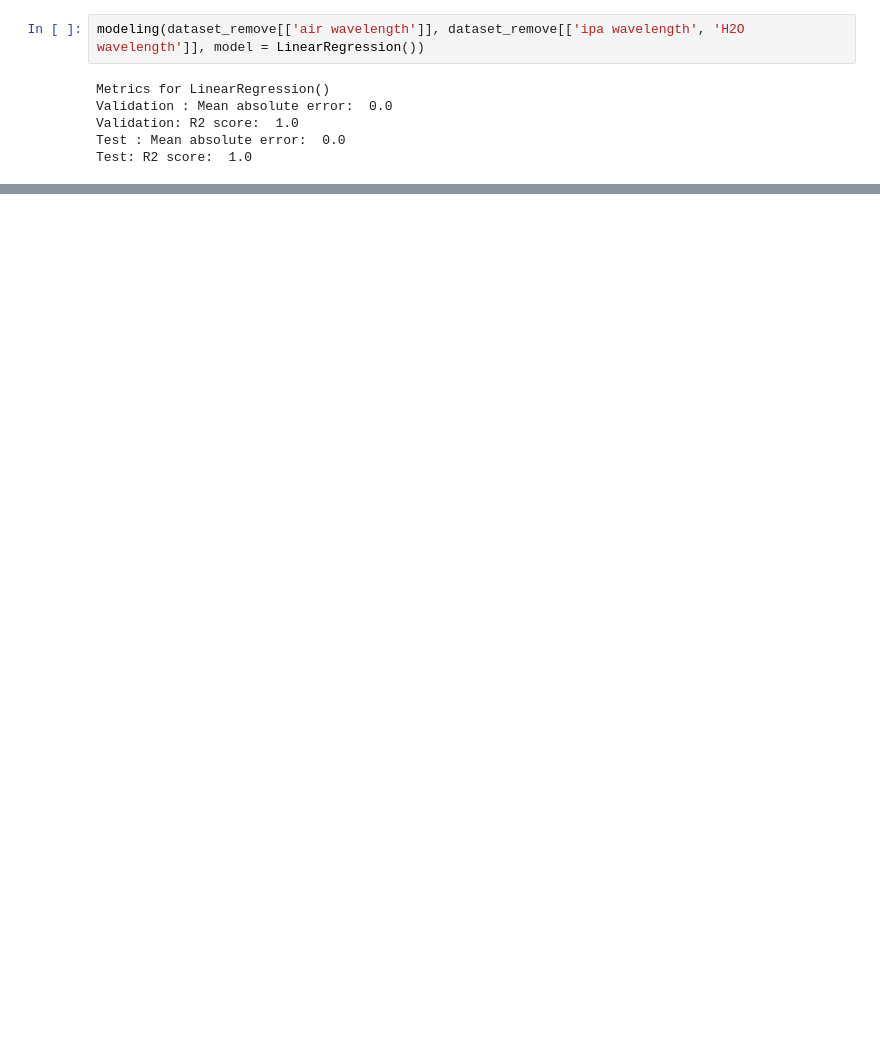
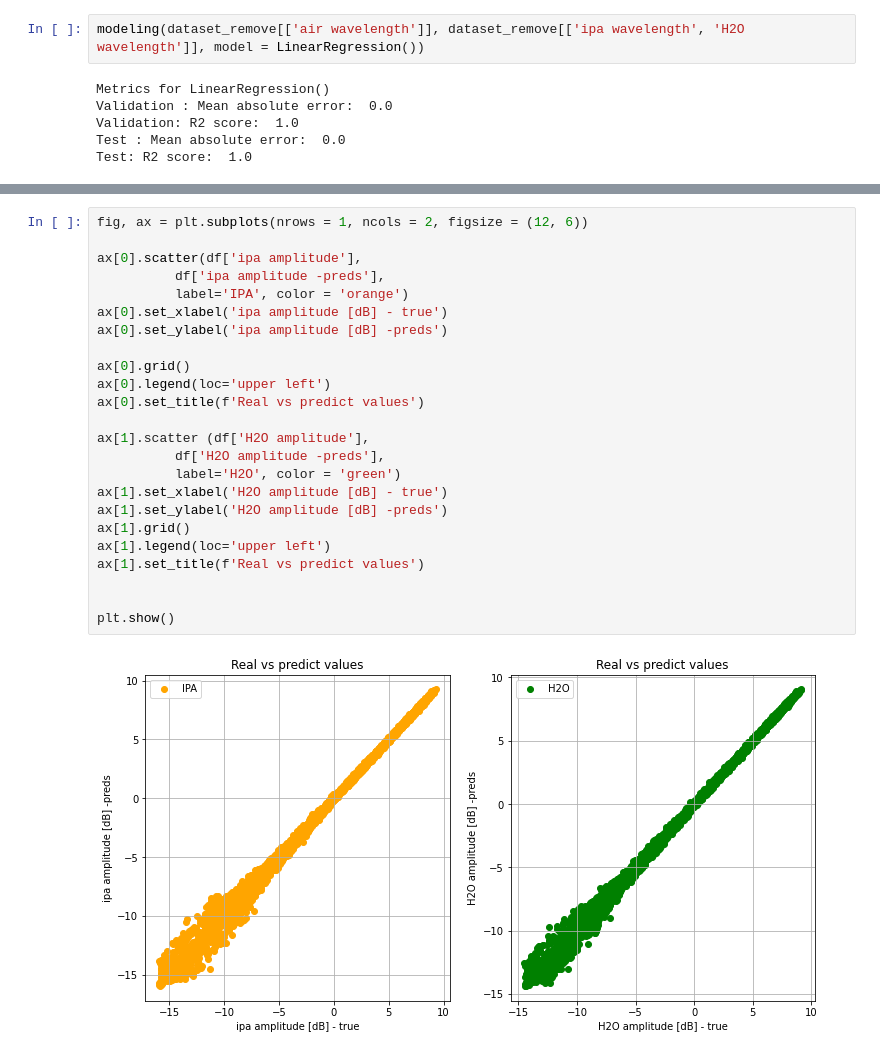
Before and after one commit to michalinahulak/fiber_optic_sensor_project, a Jupyter notebook: project.ipynb, the cells around one changed output, grey strips where cells are left out. Drawn from its saved outputs; the diff is of its cells as text; blank space fills up the shorter version.

```diff
--- a/project.ipynb
+++ b/project.ipynb
@@ -516,0 +627,26 @@ Test: R2 score:  0.996880438389371
+# %%
+fig, ax = plt.subplots(nrows = 1, ncols = 2, figsize = (12, 6))
+
+ax[0].scatter(df['ipa amplitude'],
+          df['ipa amplitude -preds'],
+          label='IPA', color = 'orange')
+ax[0].set_xlabel('ipa amplitude [dB] - true')
+ax[0].set_ylabel('ipa amplitude [dB] -preds')
+
+ax[0].grid()
+ax[0].legend(loc='upper left')
+ax[0].set_title(f'Real vs predict values')
+
+ax[1].scatter (df['H2O amplitude'],
+          df['H2O amplitude -preds'],
+          label='H2O', color = 'green')
+ax[1].set_xlabel('H2O amplitude [dB] - true')
+ax[1].set_ylabel('H2O amplitude [dB] -preds')
+ax[1].grid()
+ax[1].legend(loc='upper left')
+ax[1].set_title(f'Real vs predict values')
+
+
+plt.show()
+# %% [output]
+[figure, added]
```
Also changed, not shown: parts of 62 cells of this notebook.
